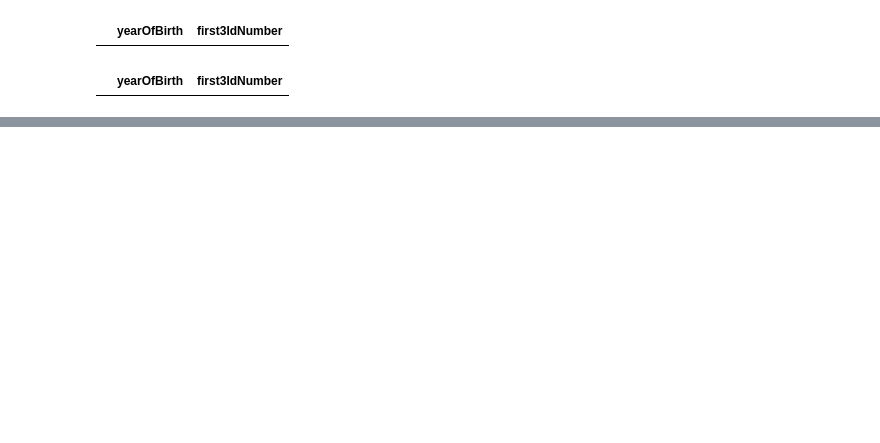
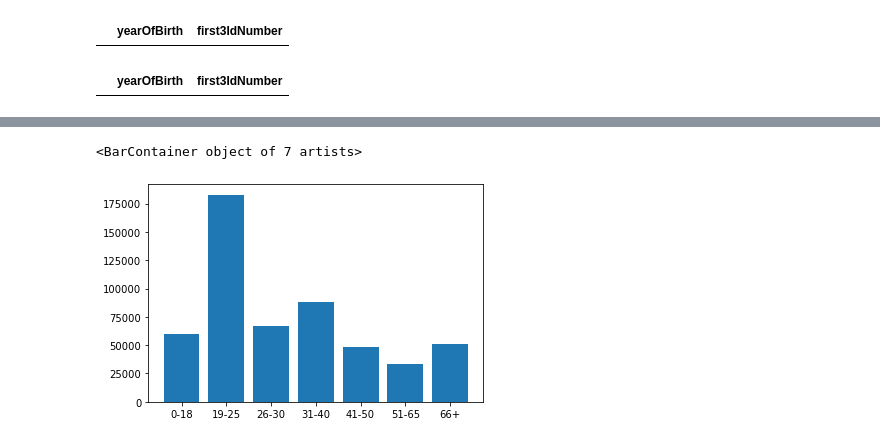
Before and after one commit to OttoJoeleht/IDS-2021-C2, a Jupyter notebook: Rattaringlus.ipynb, the cells around one changed output, grey strips where cells are left out. Saved outputs shown, nothing was run; the diff lists cells and outputs as text; code cells hidden in the pictures; blank space fills up the shorter version.

```diff
--- a/Rattaringlus.ipynb
+++ b/Rattaringlus.ipynb
@@ -289,0 +282,26 @@ andmed21end
+# %%
+#andmed19end = dict(data2019['endstationname'].value_counts())
+
+vanused = {"0-18":0,"19-25":0,"26-30":0,"31-40":0,"41-50":0,"51-65":0,"66+":0}
+mas = {0}
+for index, row in data2019.iterrows():
+    vanus = 2021 - int(row['yearOfBirth'])
+    if(vanus != 2021):
+        mas.add(vanus)
+        if (vanus <= 18):
+            vanused["0-18"] = vanused["0-18"] + 1
+        elif (18 < vanus <= 25):
+            vanused["19-25"] = vanused["19-25"] + 1
+        elif (26 < vanus <= 30):
+            vanused["26-30"] = vanused["26-30"] + 1
+        elif (31 < vanus <= 40):
+            vanused["31-40"] = vanused["31-40"] + 1
+        elif (41 < vanus <= 50):
+            vanused["41-50"] = vanused["41-50"] + 1
+        elif (50 < vanus <= 65):
+            vanused["51-65"] = vanused["51-65"] + 1
+        else:
+            vanused["66+"] = vanused["66+"] + 1
+
+#data2019.loc[data2019['yearOfBirth'] != "000"].value_counts()
+vanused
@@ -289,0 +334,8 @@ andmed21end
+# %%
+keysVanused = vanused.keys()
+valuesVanused = vanused.values()
+
+plt.bar(keysVanused, valuesVanused)
+# %% [output]
+<BarContainer object of 7 artists>
+[figure, added]
```
Also changed, not shown: parts of 23 cells of this notebook, 1 other file.
